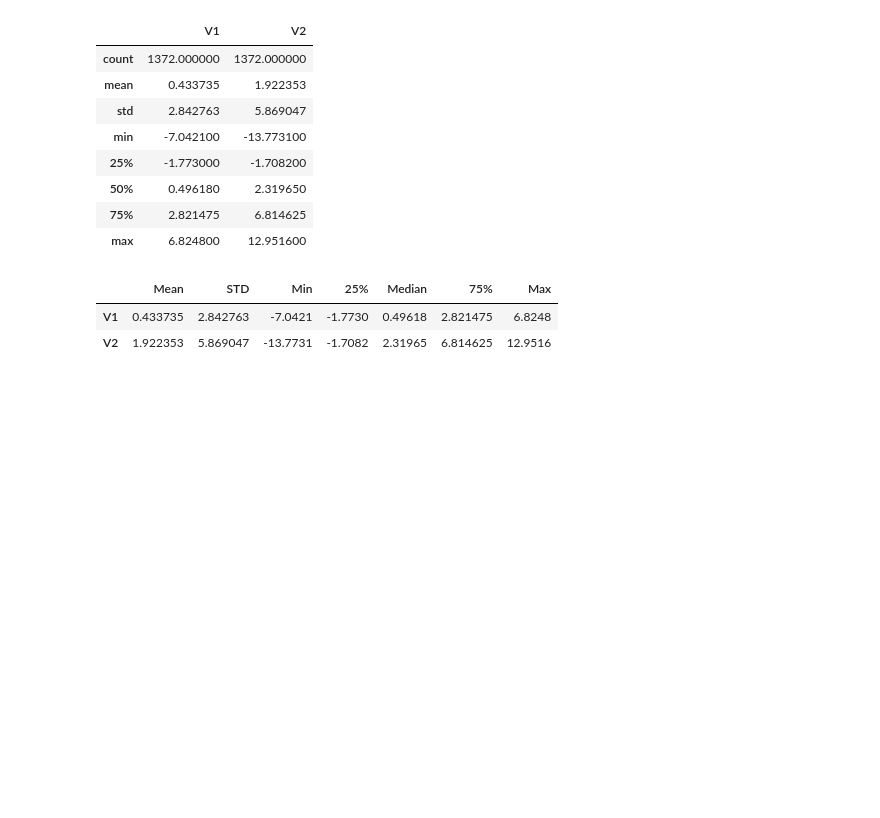
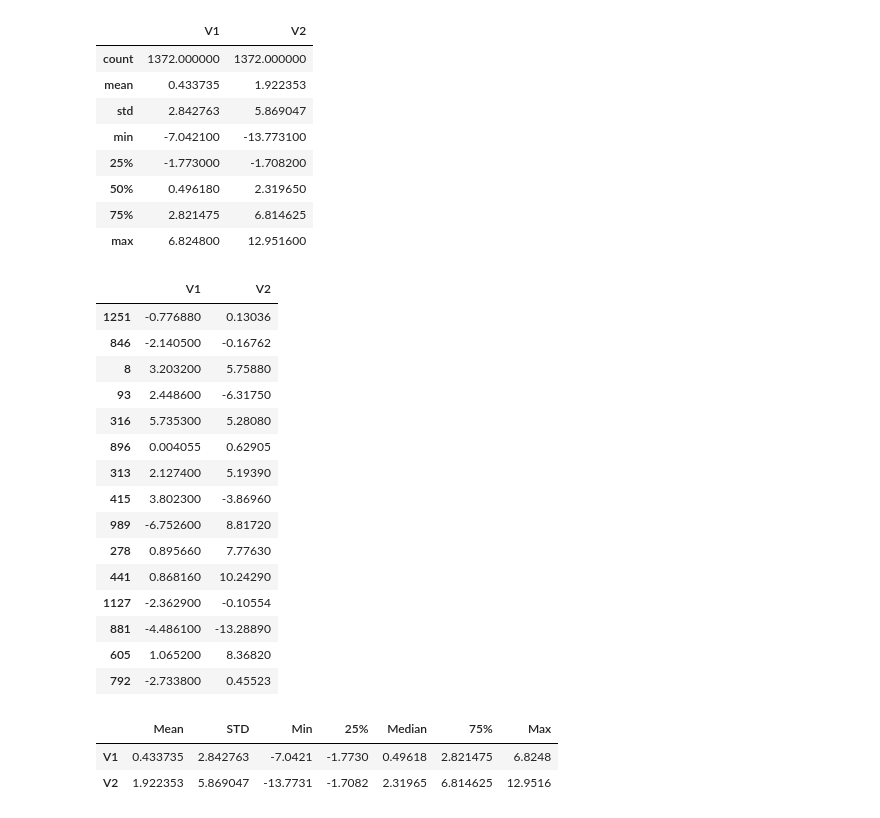
Before and after one commit to fonsecadados/DataScienceChallenges, a Jupyter notebook: Banknote.ipynb, the cells around one changed output. Cells and saved outputs as stored; diff of their text form; code cells hidden in the pictures; blank space fills up the shorter version.

```diff
--- a/Banknote.ipynb
+++ b/Banknote.ipynb
@@ -18,6 +18,25 @@ df_banknote.describe()
 | 50% | 0.496180 | 2.319650 |
 | 75% | 2.821475 | 6.814625 |
 | max | 6.824800 | 12.951600 |
+# %%
+df_banknote.sample(15)
+# %% [output]
+|  | V1 | V2 |
+| 1251 | -0.776880 | 0.13036 |
+| 846 | -2.140500 | -0.16762 |
+| 8 | 3.203200 | 5.75880 |
+| 93 | 2.448600 | -6.31750 |
+| 316 | 5.735300 | 5.28080 |
+| 896 | 0.004055 | 0.62905 |
+| 313 | 2.127400 | 5.19390 |
+| 415 | 3.802300 | -3.86960 |
+| 989 | -6.752600 | 8.81720 |
+| 278 | 0.895660 | 7.77630 |
+| 441 | 0.868160 | 10.24290 |
+| 1127 | -2.362900 | -0.10554 |
+| 881 | -4.486100 | -13.28890 |
+| 605 | 1.065200 | 8.36820 |
+| 792 | -2.733800 | 0.45523 |
 # %%
 df_banknote_statistical = pd.DataFrame({
     'Mean' : df_banknote[['V1', 'V2']].mean(),
```
Also changed, not shown: parts of 8 cells of this notebook, 1 other file.
